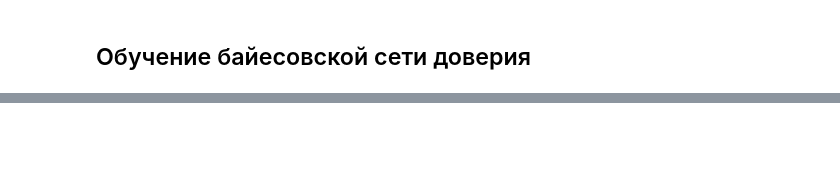
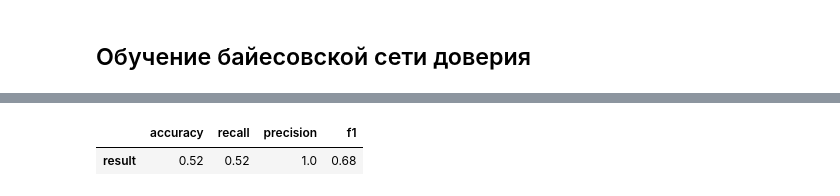
Before and after one commit to ArtemBurenok/Bayesian_network, a Jupyter notebook: Bayesian_network.ipynb, the cells around one changed output, grey strips where cells are left out. Cells and saved outputs as stored; diff of their text form; code cells hidden in the pictures; blank space fills up the shorter version.

```diff
--- a/Bayesian_network.ipynb
+++ b/Bayesian_network.ipynb
@@ -247,0 +250,39 @@ print(query_result)
+# %%
+def prediction(sample, model):
+    inference = VariableElimination(model)
+    result_list = list()
+    discret_result = lambda x: 0 if x.values[0] > x.values[1] else 1
+
+    factor_sample = sample.drop(['target', "age", "trestbps", "chol", "thalach"], axis=1)
+    factor_columns = list(factor_sample.columns)
+    factor_index = factor_sample.index
+
+    for i in range(factor_sample.shape[0]):
+        factor_dict = dict(zip(factor_columns, list(factor_sample[:].loc[factor_index[3]])))
+        query_result = inference.query(variables=['target'], evidence=factor_dict)
+
+        result_list.append(discret_result(query_result))
+
+    return np.array(result_list)
+# %%
+prediction_list = prediction(sample_test, model)
+# %%
+real_value = np.array(sample_test['target'])
+# %%
+def report(real_value, prediction_value):
+    accuracy = round(accuracy_score(prediction_list, real_value), 2)
+    recall = round(recall_score(prediction_list, real_value), 2)
+    precision = round(precision_score(prediction_list, real_value), 2)
+    f1 = round(f1_score(prediction_list, real_value), 2)
+
+    return pd.DataFrame({
+        "accuracy": accuracy,
+        "recall": recall,
+        "precision": precision,
+        "f1": f1
+    }, index=["result"])
+# %%
+report(real_value, prediction_list)
+# %% [output]
+|  | accuracy | recall | precision | f1 |
+| result | 0.52 | 0.52 | 1.0 | 0.68 |
```
Also changed, not shown: parts of 9 cells of this notebook.
